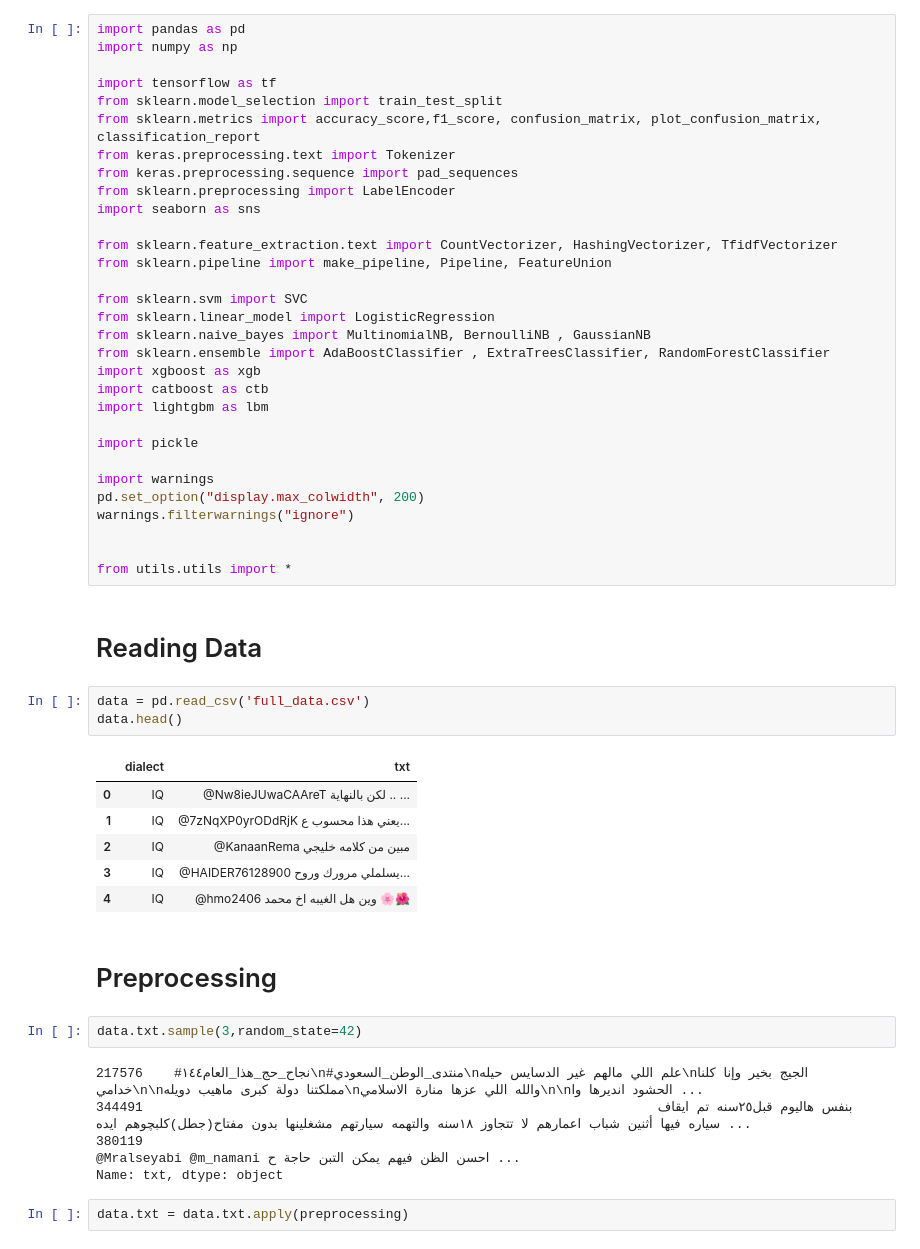
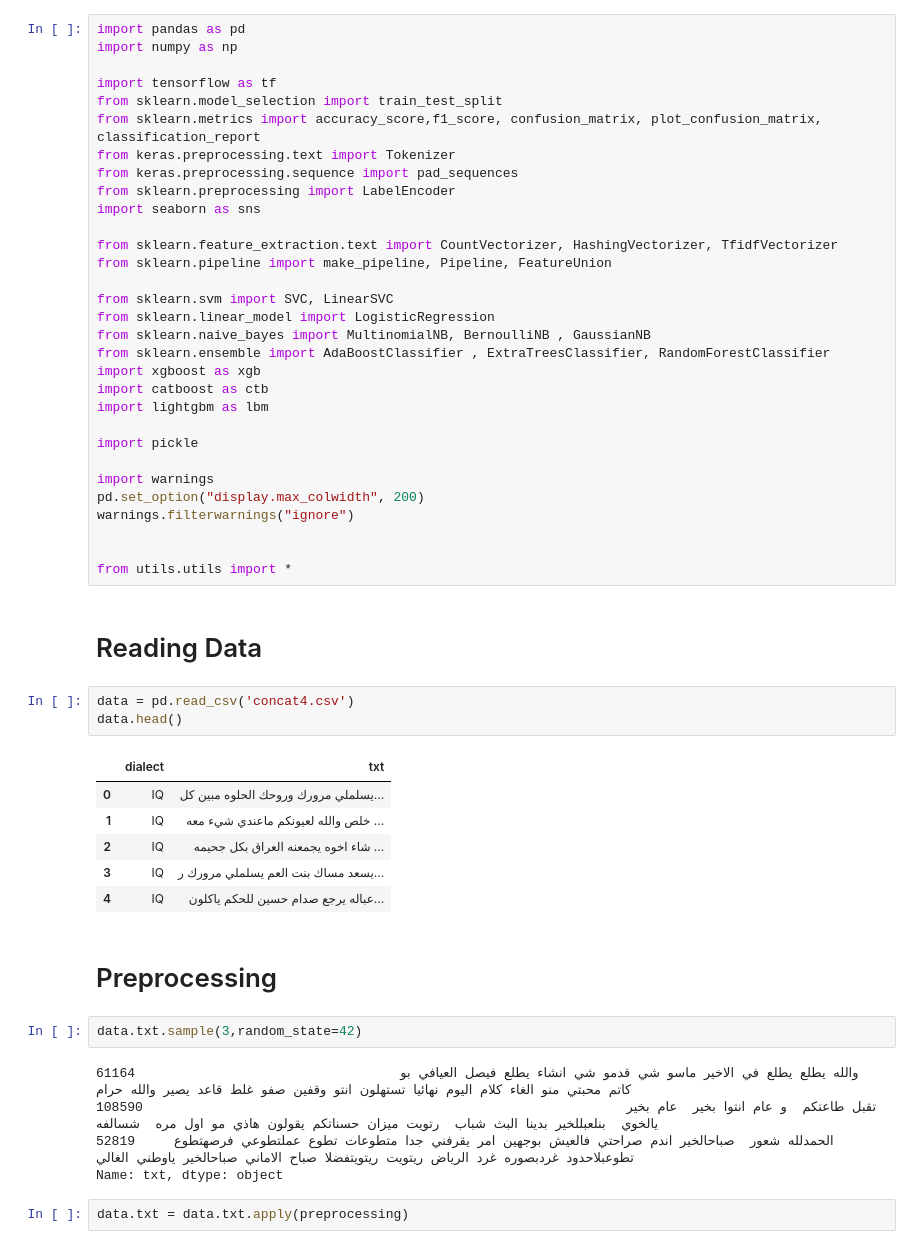
Before and after one commit to msaoudallah/Arabic-Dialect-Identification, a Jupyter notebook: ML_Model.ipynb, the cells around one changed output. Cells and saved outputs as stored; diff of their text form.

```diff
--- a/ML_Model.ipynb
+++ b/ML_Model.ipynb
@@ -13,7 +13,7 @@ import seaborn as sns
 from sklearn.feature_extraction.text import CountVectorizer, HashingVectorizer, TfidfVectorizer
 from sklearn.pipeline import make_pipeline, Pipeline, FeatureUnion
 
-from sklearn.svm import SVC
+from sklearn.svm import SVC, LinearSVC
 from sklearn.linear_model import LogisticRegression
 from sklearn.naive_bayes import MultinomialNB, BernoulliNB , GaussianNB
 from sklearn.ensemble import AdaBoostClassifier , ExtraTreesClassifier, RandomForestClassifier
@@ -32,23 +32,23 @@ from utils.utils import *
 # %% [markdown]
 # Reading Data
 # %%
-data = pd.read_csv('full_data.csv')
+data = pd.read_csv('concat4.csv')
 data.head()
 # %% [output]
 |  | dialect | txt |
-| 0 | IQ | @Nw8ieJUwaCAAreT لكن بالنهاية .. ... |
-| 1 | IQ | @7zNqXP0yrODdRjK يعني هذا محسوب ع... |
-| 2 | IQ | @KanaanRema مبين من كلامه خليجي |
-| 3 | IQ | @HAIDER76128900 يسلملي مرورك وروح... |
-| 4 | IQ | @hmo2406 وين هل الغيبه اخ محمد 🌸🌺 |
+| 0 | IQ | يسلملي مرورك وروحك الحلوه مبين كل... |
+| 1 | IQ | خلص والله لعيونكم ماعندي شيء معه ... |
+| 2 | IQ | شاء اخوه يجمعنه العراق بكل جحيمه ... |
+| 3 | IQ | يسعد مساك بنت العم يسلملي مرورك ر... |
+| 4 | IQ | عباله يرجع صدام حسين للحكم ياكلون... |
 # %% [markdown]
 # Preprocessing
 # %%
 data.txt.sample(3,random_state=42)
 # %% [output]
-217576    #نجاح_حج_هذا_العام١٤٤\n#منتدى_الوطن_السعودي\nعلم اللي مالهم غير الدسايس حيله\nالجيج بخير وإنا كلنا خدامي\n\nمملكتنا دولة كبرى ماهيب دويله\nوالله اللي عزها منارة الاسلامي\n\nالحشود انديرها وا ...
-344491                                                                  بنفس هاليوم قبل٢٥سنه تم ايقاف سياره فيها أثنين شباب اعمارهم لا تتجاوز ١٨سنه والتهمه سيارتهم مشغلينها بدون مفتاح(جطل)كلبچوهم ايده ...
-380119                                                                                                                                            @Mralseyabi @m_namani احسن الظن فيهم يمكن التبن حاجة ح ...
+61164                                  والله يطلع يطلع في الاخير ماسو شي قدمو شي انشاء يطلع فيصل العيافي بو كاتم محبتي منو الغاء كلام اليوم نهائيا تستهلون انتو وقفين صفو غلط قاعد يصير والله حرام
+108590                                                              تقبل طاعتكم  و عام انتوا بخير  عام بخير يالخوي  بنلعبللخير بدينا البث شباب  رتويت ميزان حسناتكم يقولون هاذي مو اول مره  شسالفه
+52819     الحمدلله شعور  صباحالخير اندم صراحتي فالعيش بوجهين امر يقرفني جدا متطوعات تطوع عملتطوعي فرصهتطوع تطوعبلاحدود غردبصوره غرد الرياض ريتويت ريتويتفضلا صباح الاماني صباحالخير ياوطني الغالي
 Name: txt, dtype: object
 # %%
 data.txt = data.txt.apply(preprocessing)
```
Also changed, not shown: parts of 10 cells of this notebook, 2 other files.
